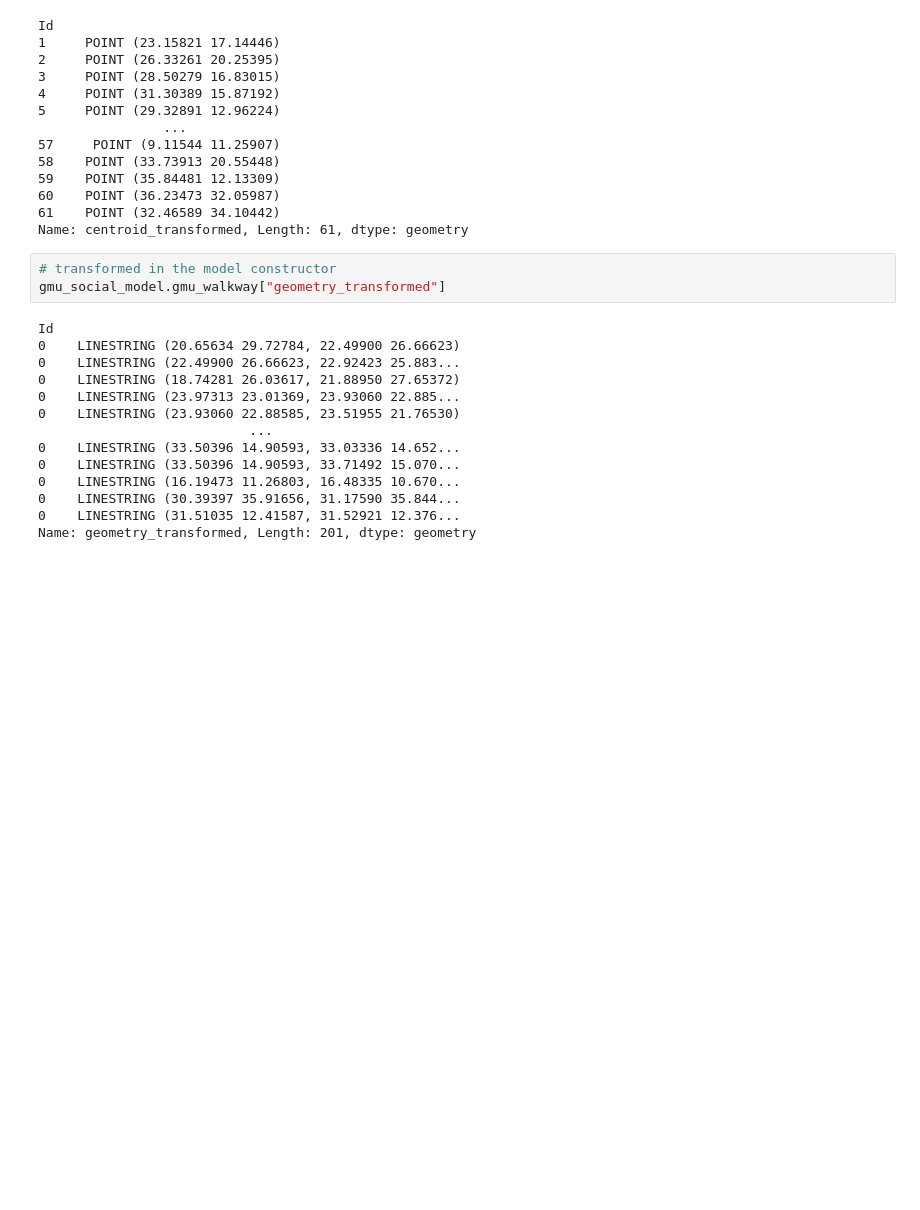
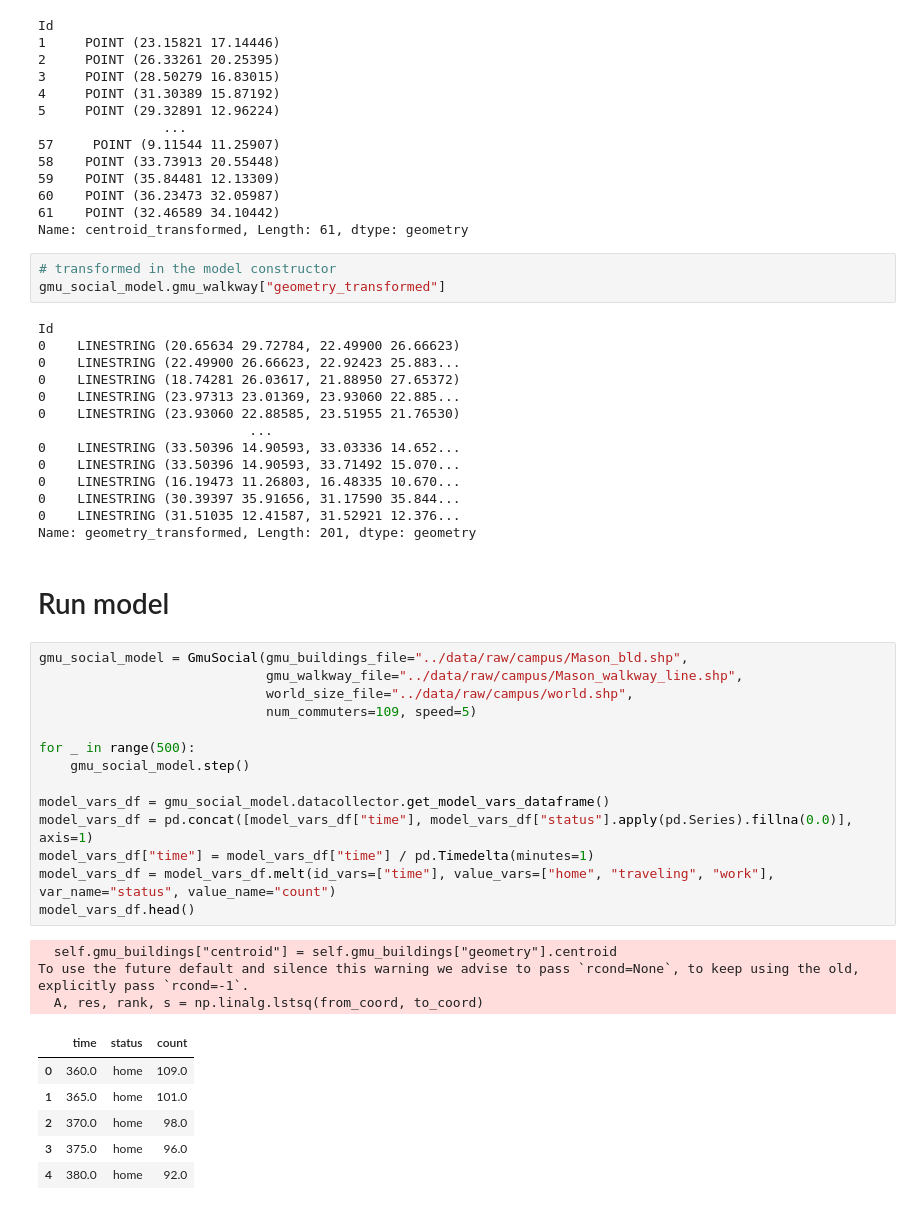
Before and after one commit to wang-boyu/agents-and-networks-in-python, a Jupyter notebook: notebooks/GMU Social Model in Python.ipynb, the cells around one changed output. Cells and saved outputs as stored; diff of their text form; blank space fills up the shorter version.

```diff
--- a/notebooks/GMU Social Model in Python.ipynb
+++ b/notebooks/GMU Social Model in Python.ipynb
@@ -154,3 +157,29 @@ Id
 0    LINESTRING (30.39397 35.91656, 31.17590 35.844...
 0    LINESTRING (31.51035 12.41587, 31.52921 12.376...
 Name: geometry_transformed, Length: 201, dtype: geometry
+# %% [markdown]
+# Run model
+# %%
+gmu_social_model = GmuSocial(gmu_buildings_file="../data/raw/campus/Mason_bld.shp",
+                             gmu_walkway_file="../data/raw/campus/Mason_walkway_line.shp",
+                             world_size_file="../data/raw/campus/world.shp",
+                             num_commuters=109, speed=5)
+
+for _ in range(500):
+    gmu_social_model.step()
+
+model_vars_df = gmu_social_model.datacollector.get_model_vars_dataframe()
+model_vars_df = pd.concat([model_vars_df["time"], model_vars_df["status"].apply(pd.Series).fillna(0.0)], axis=1)
+model_vars_df["time"] = model_vars_df["time"] / pd.Timedelta(minutes=1)
+model_vars_df = model_vars_df.melt(id_vars=["time"], value_vars=["home", "traveling", "work"], var_name="status", value_name="count")
+model_vars_df.head()
+# %% [output]
+  self.gmu_buildings["centroid"] = self.gmu_buildings["geometry"].centroid
+To use the future default and silence this warning we advise to pass `rcond=None`, to keep using the old, explicitly pass `rcond=-1`.
+  A, res, rank, s = np.linalg.lstsq(from_coord, to_coord)
+|  | time | status | count |
+| 0 | 360.0 | home | 109.0 |
+| 1 | 365.0 | home | 101.0 |
+| 2 | 370.0 | home | 98.0 |
+| 3 | 375.0 | home | 96.0 |
+| 4 | 380.0 | home | 92.0 |
```
Also changed, not shown: parts of 7 cells of this notebook, 2 other files.
